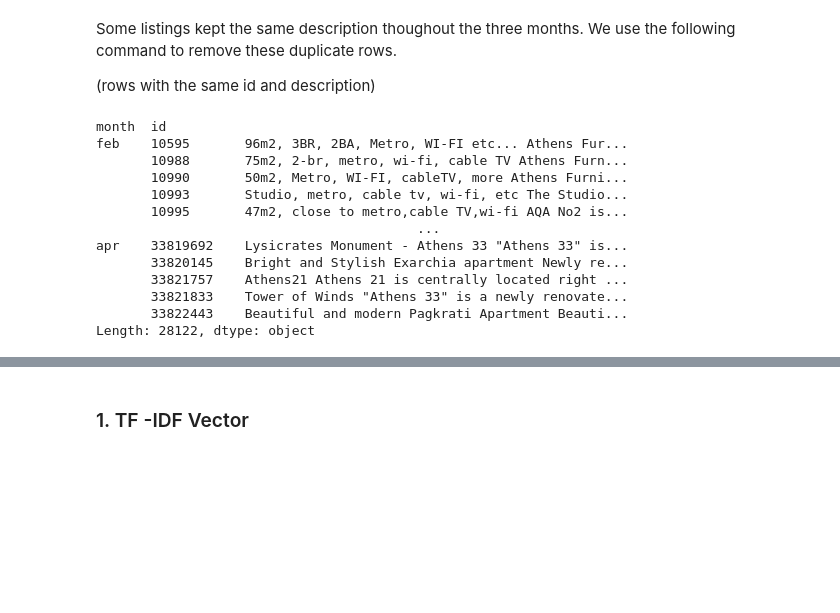
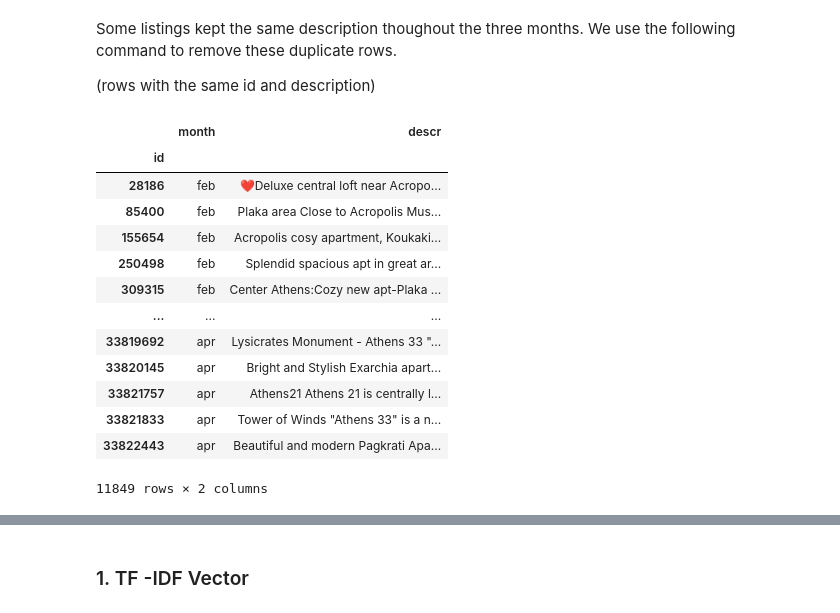
Before and after one commit to mar-fritz/data-mining-assignment-1, a Jupyter notebook: ergasia1.ipynb, the cells around one changed output, grey strips where cells are left out. Cells and saved outputs as stored; diff of their text form; code cells hidden in the pictures; blank space fills up the shorter version.

```diff
--- a/ergasia1.ipynb
+++ b/ergasia1.ipynb
@@ -572,20 +580,22 @@ Some listings kept the same description thoughout the three months. We use the f
 
 (rows with the same id and description)
 # %%
-descr2 = descr.reset_index().rename(columns={ 0: "descr"})\
+descr = descr.reset_index().rename(columns={ 0: "descr"})\
             .drop_duplicates(subset=['id','descr'], keep='last').set_index('id')
-descr2
-# %% [output]
-month  id
-feb    10595       96m2, 3BR, 2BA, Metro, WI-FI etc... Athens Fur...
-       10988       75m2, 2-br, metro, wi-fi, cable TV Athens Furn...
-       10990       50m2, Metro, WI-FI, cableTV, more Athens Furni...
-       10993       Studio, metro, cable tv, wi-fi, etc The Studio...
-       10995       47m2, close to metro,cable TV,wi-fi AQA No2 is...
-                                         ...
-apr    33819692    Lysicrates Monument - Athens 33 "Athens 33" is...
-       33820145    Bright and Stylish Exarchia apartment Newly re...
-       33821757    Athens21 Athens 21 is centrally located right ...
-       33821833    Tower of Winds "Athens 33" is a newly renovate...
-       33822443    Beautiful and modern Pagkrati Apartment Beauti...
-Length: 28122, dtype: object
+# %%
+descr
+# %% [output]
+|  | month | descr |
+| id |  |  |
+| 28186 | feb | ❤️Deluxe central loft near Acropo... |
+| 85400 | feb | Plaka area Close to Acropolis Mus... |
+| 155654 | feb | Acropolis cosy apartment, Koukaki... |
+| 250498 | feb | Splendid spacious apt in great ar... |
+| 309315 | feb | Center Athens:Cozy new apt-Plaka ... |
+| ... | ... | ... |
+| 33819692 | apr | Lysicrates Monument - Athens 33 "... |
+| 33820145 | apr | Bright and Stylish Exarchia apart... |
+| 33821757 | apr | Athens21 Athens 21 is centrally l... |
+| 33821833 | apr | Tower of Winds "Athens 33" is a n... |
+| 33822443 | apr | Beautiful and modern Pagkrati Apa... |
+11849 rows × 2 columns
```
Also changed, not shown: parts of 37 cells of this notebook.
